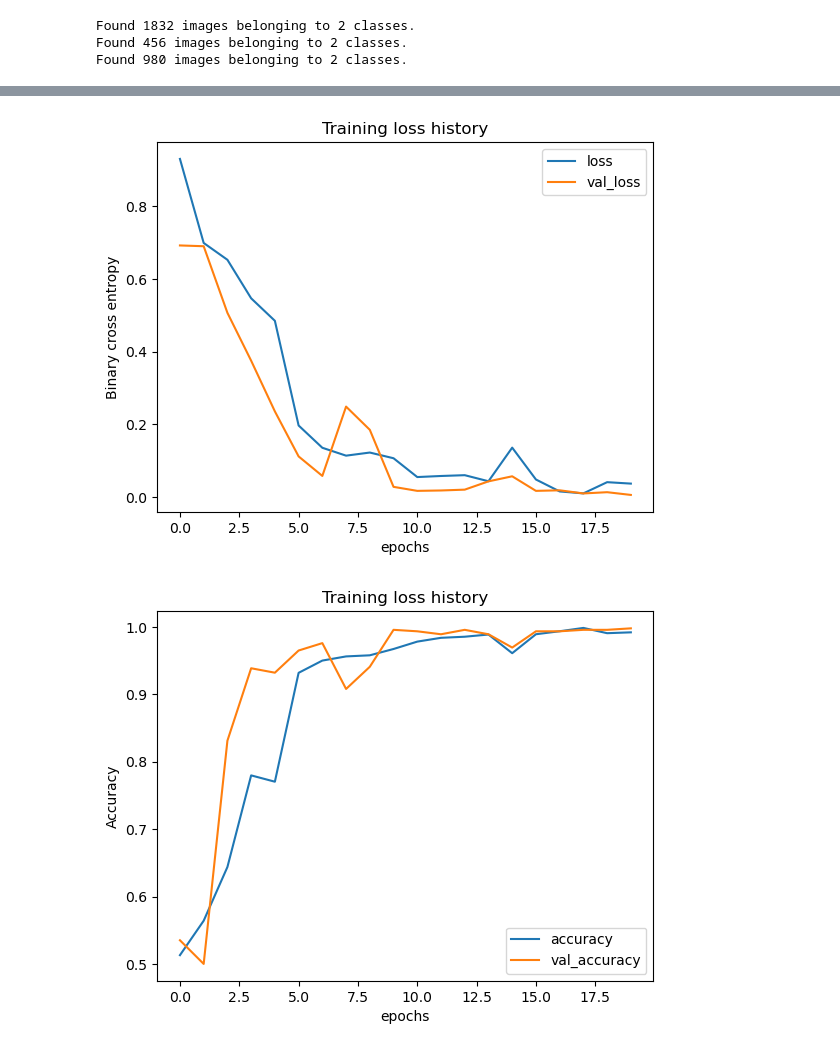
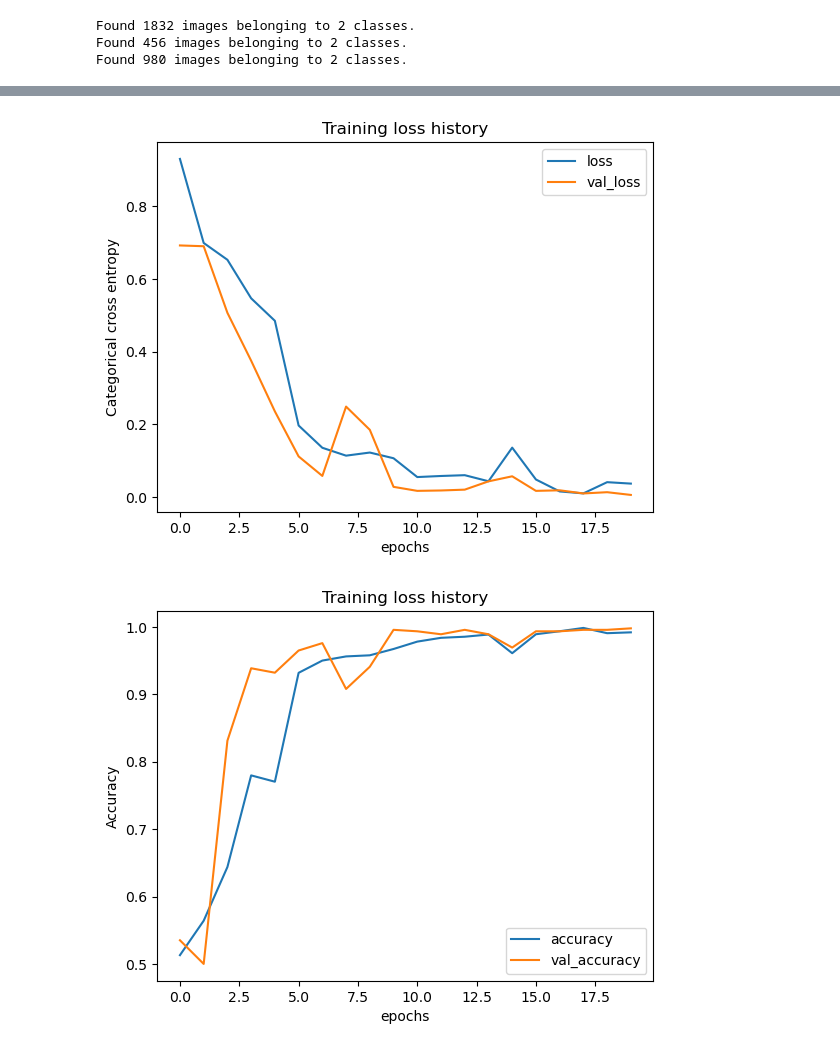
Before and after one commit to ddcots24/Hello-Fresh, a Jupyter notebook: Hello_Fresh.ipynb, the cells around one changed output, grey strips where cells are left out. Saved outputs shown, nothing was run; the diff lists cells and outputs as text; code cells hidden in the pictures.

```diff
--- a/Hello_Fresh.ipynb
+++ b/Hello_Fresh.ipynb
@@ -409,13 +409,13 @@ Epoch 20/20
 # %%
 model3_df = pd.DataFrame(model_3_history.history)
 model3_df.index.name = 'epochs'
 col_list = ['loss', 'val_loss']
 model3_df[col_list].plot()
-plt.ylabel('Binary cross entropy')
+plt.ylabel('Categorical cross entropy')
 plt.title('Training loss history')
 plt.show()
 # %% [output]
-[figure, old version]
+[figure, new version]
 # %%
 col_list = ['accuracy', 'val_accuracy']
 model3_df[col_list].plot()
```
Also changed, not shown: parts of 4 cells of this notebook, 1 other file.
